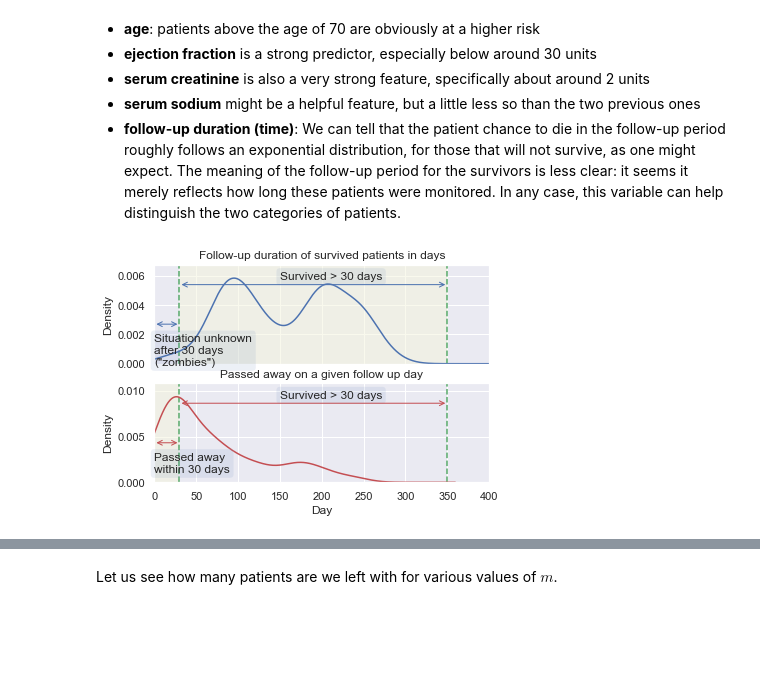
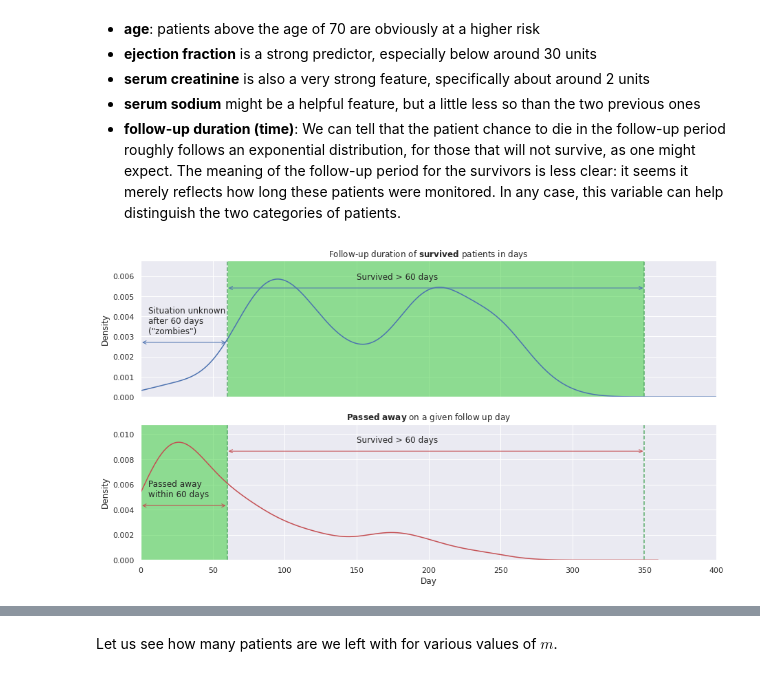
Before and after one commit to dgerstel/HeartFailurePrediction, a Jupyter notebook: jupyter/Heart Failure Prediction.ipynb, the cells around one changed output, grey strips where cells are left out. Drawn from its saved outputs; the diff is of its cells as text; code cells hidden in the pictures; blank space fills up the shorter version.

Commit message:
Improve EDA and text

```diff
--- a/jupyter/Heart Failure Prediction.ipynb
+++ b/jupyter/Heart Failure Prediction.ipynb
@@ -96,49 +96,51 @@ print_fig(data=df, cols=multival_vars)
 - **serum sodium** might be a helpful feature, but a little less so than the two previous ones
 - **follow-up duration (time)**: We can tell that the patient chance to die in the follow-up period roughly follows an exponential distribution, for those that will not survive, as one might expect. The meaning of the follow-up period for the survivors is less clear: it seems it merely reflects how long these patients were monitored. In any case, this variable can help distinguish the two categories of patients.
 # %%
-def plot_time(n_days=30):
-    fig, axes = plt.subplots(2, 1, sharex=True)
-    KERNEL_WIDTH = 0.3
-    #df[df['DEATH_EVENT'] == 1]['time'].plot.kde(bw_method=KERNEL_WIDTH, ax=ax, color='red', label='deceased')
+def plot_time(n_days=60):
+    fig, axes = plt.subplots(2, 1, sharex=True, figsize=(15,8))
+    KERNEL_WIDTH = 0.3 # KDE smoothing parameter
     N_DAYS = n_days
 
+    # Configure what plots display
     from collections import namedtuple
     config = namedtuple('config', ['text1', 'text2', 'title', 'colour', 'hlight'])
     survived_config = config(f'Situation unknown\nafter {N_DAYS} days\n("zombies")',
                              f'Survived > {N_DAYS} days',
-                             'Follow-up duration of survived patients in days',
+                             r'Follow-up duration of $\bf{survived}$ patients in days',
                              'b', (N_DAYS, 350))
     dead_config = config(f'Passed away\nwithin {N_DAYS} days',
                          f'Survived > {N_DAYS} days',
-                         'Passed away on a given follow up day',
+                         r'$\bf{Passed}$ $\bf{away}$ on a given follow up day',
                          'r', (0, N_DAYS))
     configs = (survived_config, dead_config)
+
+    # Make the plots
     for i, ax in enumerate(axes):
         df[df['DEATH_EVENT'] == i]['time'].plot.kde(bw_method=KERNEL_WIDTH, ax=ax, color=configs[i].colour)
         ax.set_ylim(0, ax.get_ylim()[1]*1.1)
         ax.set_title(configs[i].title)
         ax.set_xlabel('Day')
-        #ax.legend(loc='best')
         ax.set_xlim(0, 400)
         ax.vlines(x=[0, N_DAYS, 350], ymin=0, ymax=ax.get_ylim()[1], color='g', linestyles='dashed')
 
+        ax.annotate(text=configs[i].text1, xy=(5, 0.45*ax.get_ylim()[1]),
+                    xytext=(5, 0.45*ax.get_ylim()[1]), ha='left', va='bottom')#,
+                    #bbox=dict(boxstyle="round", alpha=0.1))
+        ax.annotate(text='', xy=(0, 0.4*ax.get_ylim()[1]),
+                    xytext=(N_DAYS, 0.4*ax.get_ylim()[1]),
+                    arrowprops=dict(arrowstyle='<->', color=configs[i].colour))
+
         ax.annotate(text=configs[i].text2, xy=(N_DAYS, 0.85*ax.get_ylim()[1]),
-                    xytext=(150, 0.85*ax.get_ylim()[1]),
-                    bbox=dict(boxstyle="round", alpha=0.1))
+                    xytext=(150, 0.85*ax.get_ylim()[1]), va='bottom')#,
+                    #bbox=dict(boxstyle="round", alpha=0.1))
         ax.annotate(text='', xy=(N_DAYS, 0.8*ax.get_ylim()[1]),
                     xytext=(350, 0.8*ax.get_ylim()[1]),
                     arrowprops=dict(arrowstyle='<->', color=configs[i].colour))
 
-        ax.annotate(text=configs[i].text1, xy=(0, 0.3*ax.get_ylim()[1]),
-                    xytext=(0, 0.3*ax.get_ylim()[1]), ha='left', va='top',
-                    bbox=dict(boxstyle="round", alpha=0.1))
-        ax.annotate(text='', xy=(0, 0.4*ax.get_ylim()[1]),
-                    xytext=(N_DAYS, 0.4*ax.get_ylim()[1]),
-                    arrowprops=dict(arrowstyle='<->', color=configs[i].colour))
-        ax.axvspan(*configs[i].hlight, facecolor='beige', alpha=0.5)
+        ax.axvspan(*configs[i].hlight, facecolor='limegreen', alpha=0.5)
 plot_time()
 # %% [output]
-[figure, old version]
+[figure, new version]
 # %% [markdown]
 Interestingly, the 'time' feature has different meaning for either category of patients:
 - for **survived** patients: duration of the follow-up time
```
Also changed, not shown: parts of 8 cells of this notebook.
